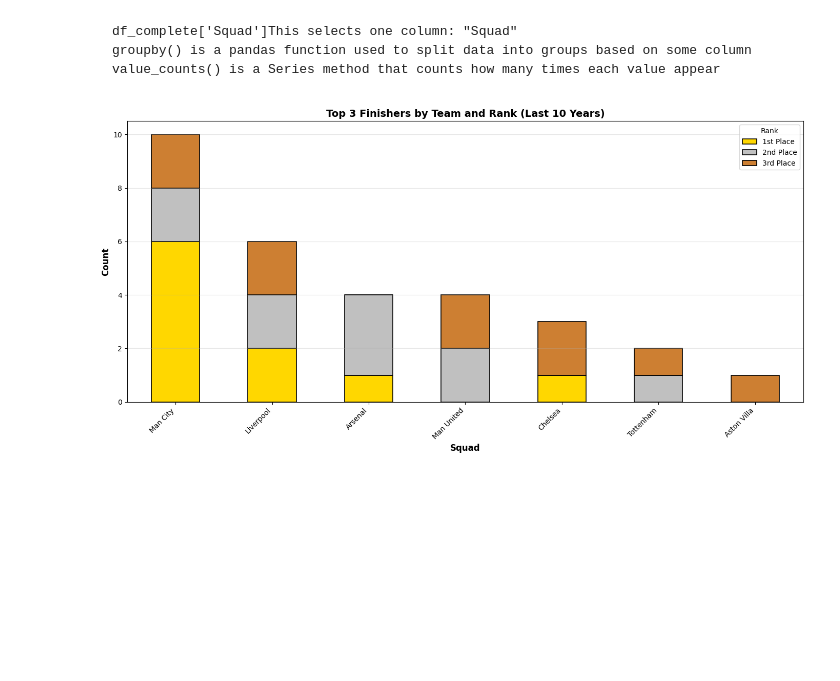
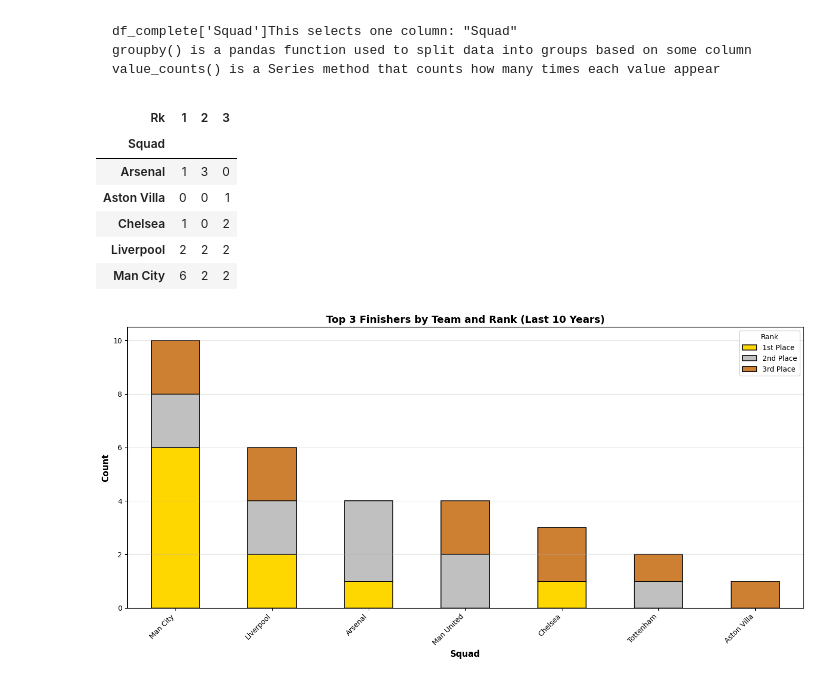
Before and after one commit to natihaile1518-art/premier_league_prediction, a Jupyter notebook: premier_league_analysis.ipynb, the cells around one changed output. Saved outputs shown, nothing was run; the diff lists cells and outputs as text; code cells hidden in the pictures; blank space fills up the shorter version.

````diff
--- a/premier_league_analysis.ipynb
+++ b/premier_league_analysis.ipynb
@@ -115,6 +115,21 @@ df_complete['Squad']This selects one column: "Squad"
 groupby() is a pandas function used to split data into groups based on some column
 value_counts() is a Series method that counts how many times each value appear
 ```
+# %%
+# Filter for top 3 finishers
+top3 = df_complete[df_complete['Rk'] <= 3]
+
+# Count finishes by team and rank
+rank_counts = top3.groupby(['Squad', 'Rk']).size().unstack(fill_value=0)
+rank_counts.head()
+# %% [output]
+| Rk | 1 | 2 | 3 |
+| Squad |  |  |  |
+| Arsenal | 1 | 3 | 0 |
+| Aston Villa | 0 | 0 | 1 |
+| Chelsea | 1 | 0 | 2 |
+| Liverpool | 2 | 2 | 2 |
+| Man City | 6 | 2 | 2 |
 # %%
 import matplotlib.pyplot as plt
 import pandas as pd
````
Also changed, not shown: parts of 29 cells of this notebook.
